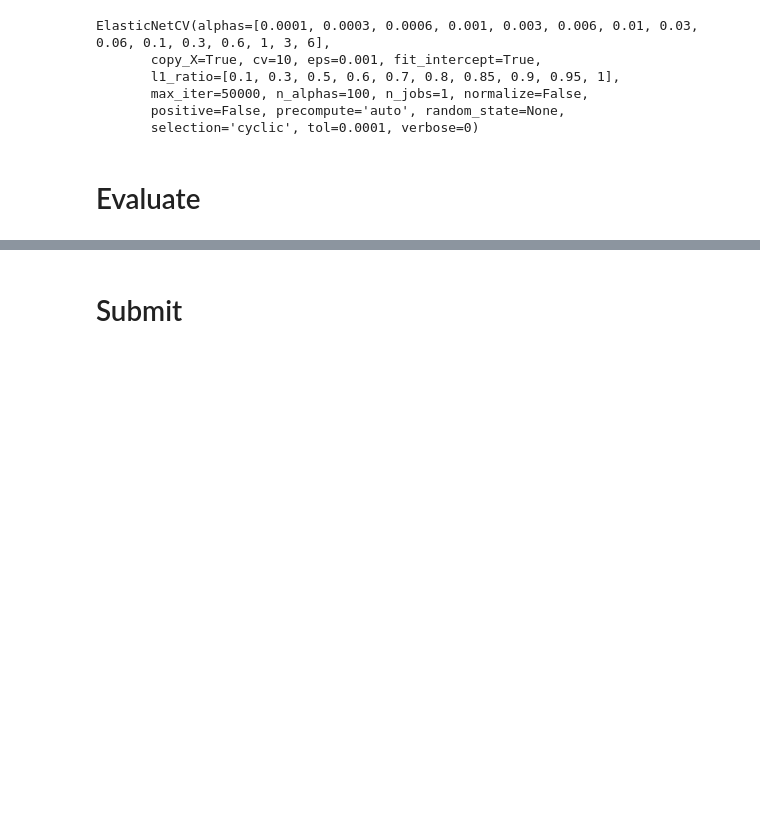
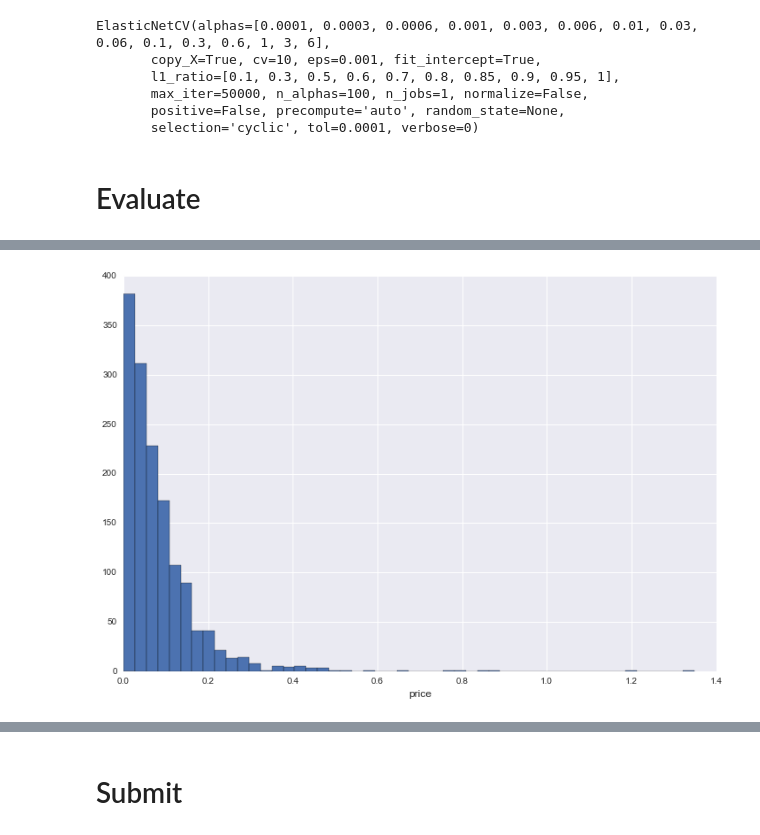
Before and after one commit to ahmadelsallab/HousePrices, a Jupyter notebook: train.ipynb, the cells around one changed output, grey strips where cells are left out. Saved outputs shown, nothing was run; the diff lists cells and outputs as text; code cells hidden in the pictures; blank space fills up the shorter version.

```diff
--- a/train.ipynb
+++ b/train.ipynb
@@ -490,0 +532,6 @@ Root Mean Squared Error : 0.119583950421
+# %%
+abs_logerr = abs(y_log-predictions_train)
+# %%
+hist_price(abs_logerr)
+# %% [output]
+[figure, added]
```
Also changed, not shown: parts of 13 cells of this notebook, 1 other file.
